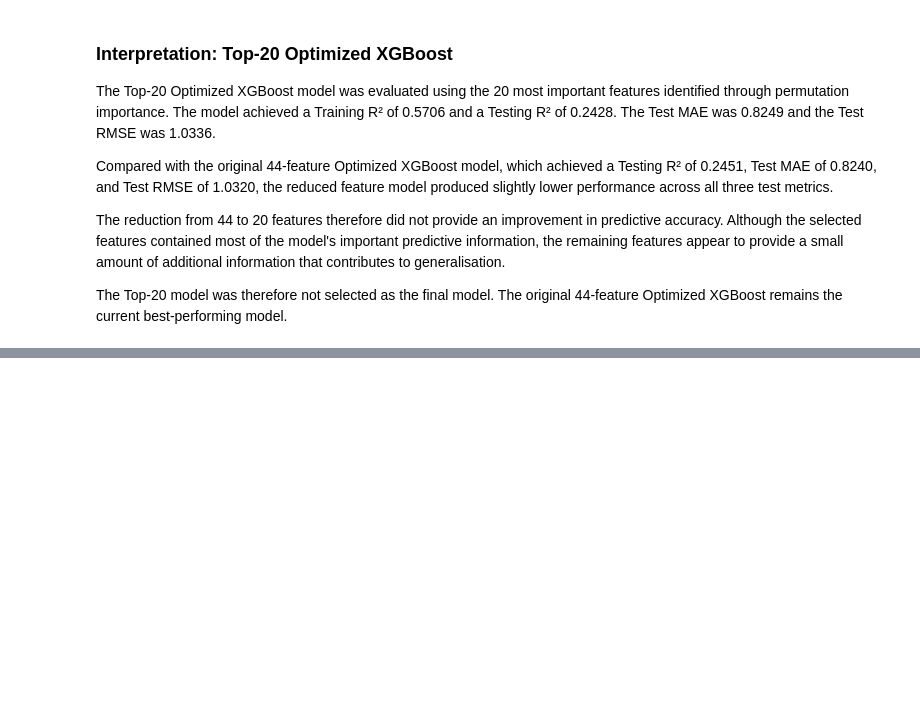
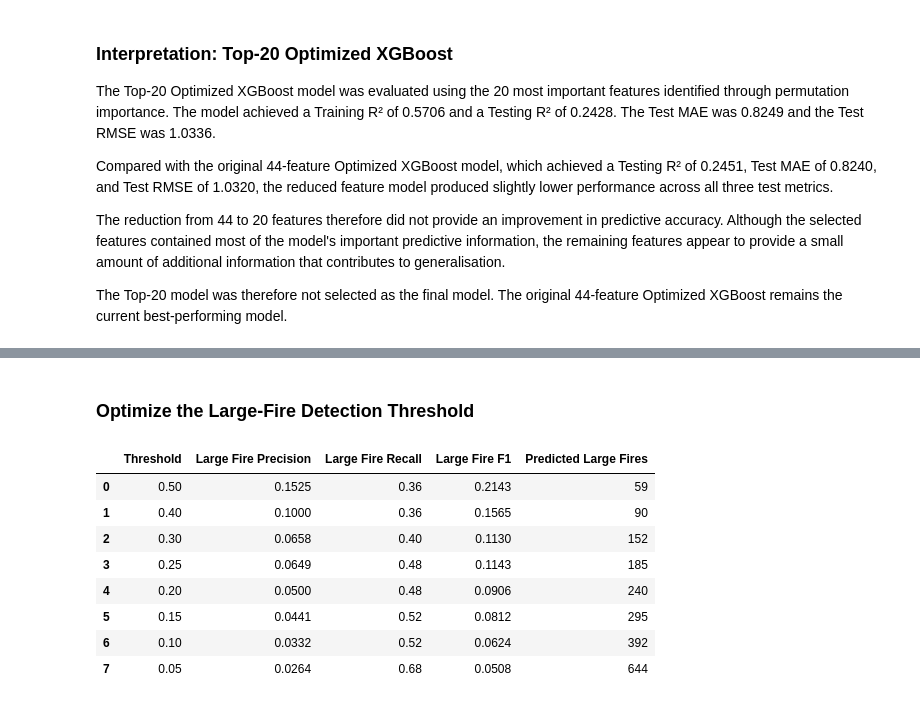
Before and after one commit to mraznyrazeek/ML-Based-Forest-Fire-Prediction-Project, a Jupyter notebook: backend/notebooks/05_final_model_improvement.ipynb, the cells around one changed output, grey strips where cells are left out. Drawn from its saved outputs; the diff is of its cells as text; code cells hidden in the pictures; blank space fills up the shorter version.

```diff
--- a/backend/notebooks/05_final_model_improvement.ipynb
+++ b/backend/notebooks/05_final_model_improvement.ipynb
@@ -1700,0 +2101,71 @@ The Top-20 model was therefore not selected as the final model. The original 44-
+# %% [markdown]
+### Optimize the Large-Fire Detection Threshold
+# %%
+# SECTION 9.6 — LARGE-FIRE THRESHOLD ANALYSIS
+
+from sklearn.metrics import precision_score, recall_score, f1_score
+
+thresholds = [
+    0.50,
+    0.40,
+    0.30,
+    0.25,
+    0.20,
+    0.15,
+    0.10,
+    0.05
+]
+
+threshold_results = []
+
+for threshold in thresholds:
+
+    predictions = (
+        large_fire_prob >= threshold
+    ).astype(int)
+
+    threshold_results.append({
+        "Threshold": threshold,
+
+        "Large Fire Precision":
+            precision_score(
+                y_test_large,
+                predictions,
+                zero_division=0
+            ),
+
+        "Large Fire Recall":
+            recall_score(
+                y_test_large,
+                predictions,
+                zero_division=0
+            ),
+
+        "Large Fire F1":
+            f1_score(
+                y_test_large,
+                predictions,
+                zero_division=0
+            ),
+
+        "Predicted Large Fires":
+            predictions.sum()
+    })
+
+threshold_results = pd.DataFrame(
+    threshold_results
+)
+
+display(
+    threshold_results.round(4)
+)
+# %% [output]
+|  | Threshold | Large Fire Precision | Large Fire Recall | Large Fire F1 | Predicted Large Fires |
+| 0 | 0.50 | 0.1525 | 0.36 | 0.2143 | 59 |
+| 1 | 0.40 | 0.1000 | 0.36 | 0.1565 | 90 |
+| 2 | 0.30 | 0.0658 | 0.40 | 0.1130 | 152 |
+| 3 | 0.25 | 0.0649 | 0.48 | 0.1143 | 185 |
+| 4 | 0.20 | 0.0500 | 0.48 | 0.0906 | 240 |
+| 5 | 0.15 | 0.0441 | 0.52 | 0.0812 | 295 |
+| 6 | 0.10 | 0.0332 | 0.52 | 0.0624 | 392 |
+| 7 | 0.05 | 0.0264 | 0.68 | 0.0508 | 644 |
```
Also changed, not shown: parts of 23 cells of this notebook, 1 other file.
